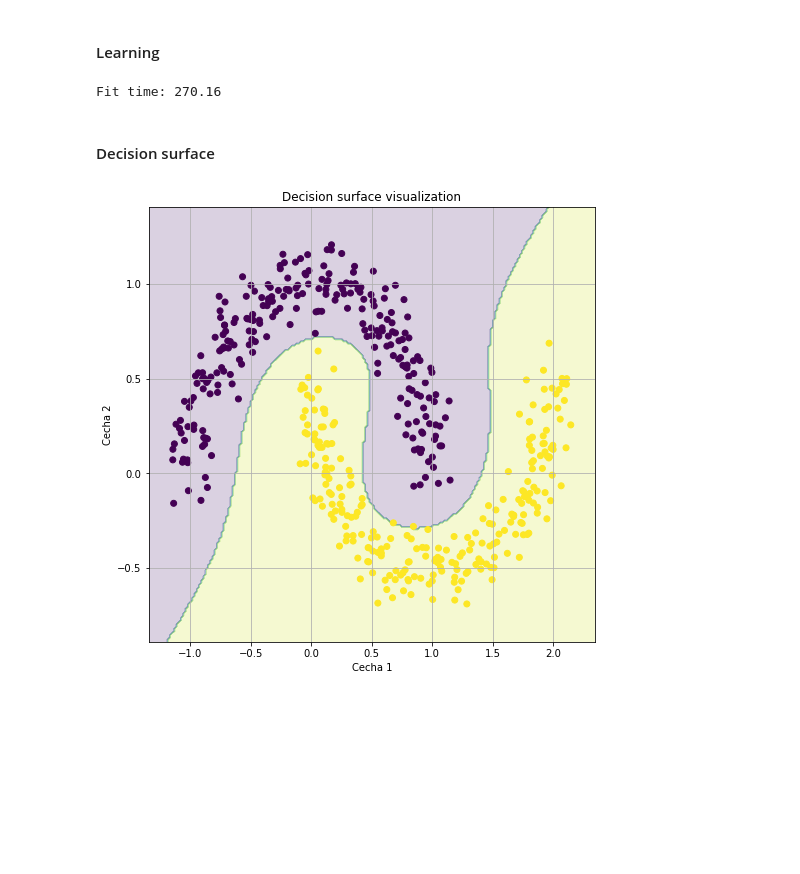
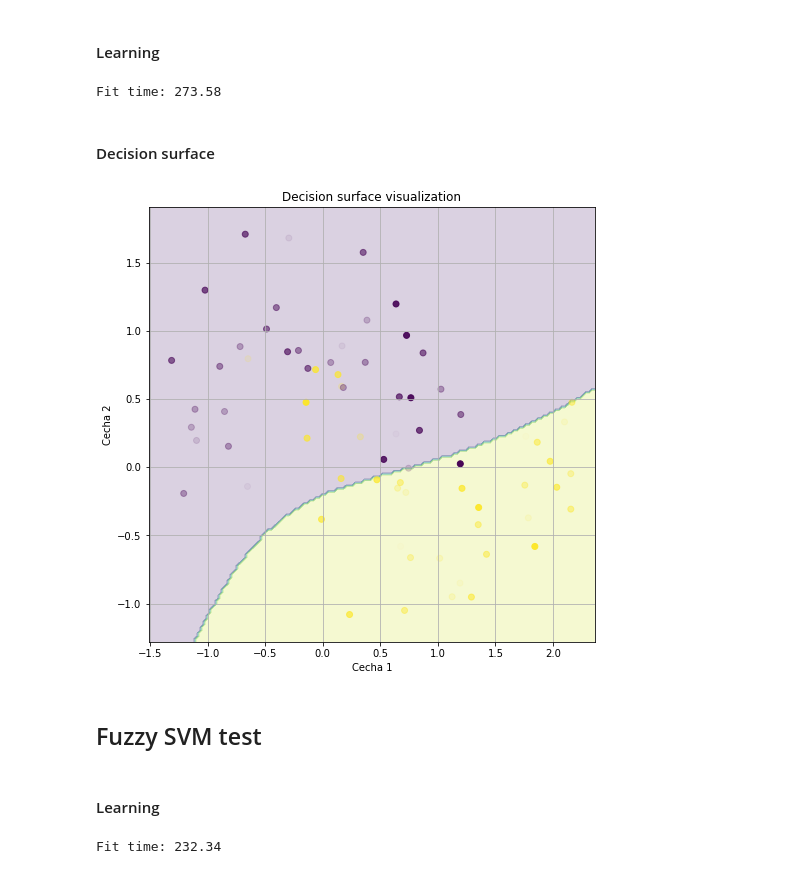
Before and after one commit to klima7/Fuzzy-SVM, a Jupyter notebook: notebook.ipynb, the cells around one changed output. Cells and saved outputs as stored; diff of their text form; code cells hidden in the pictures; blank space fills up the shorter version.

Commit message:
Add fuzzy SVM

```diff
--- a/notebook.ipynb
+++ b/notebook.ipynb
@@ -11,8 +12,8 @@ seed = 45
 # %%
 from sklearn.datasets import make_moons
 
-data_x, data_y = make_moons(n_samples=500, noise=0.1, random_state=seed)
-data_s = [0.3 if x[0] < 1 and y == 1 else 1 for x, y in zip(data_x, data_y)]
+data_x, data_y = make_moons(n_samples=72, noise=0.3, random_state=seed+3)
+data_s = [random.random() for x, y in zip(data_x, data_y)]
 
 data = {
     'x': data_x,
@@ -79,16 +80,15 @@ class CrispSVM(BaseEstimator, ClassifierMixin):
 
         # minimization
         initial_alphas = np.repeat(0, X.shape[0])
-        alphas_bounds = [(0, np.inf) for _ in range(X.shape[0])]
+        alphas_bounds = [(0, self.C) for _ in range(X.shape[0])]
         constraint1 = LinearConstraint(y, 0, 0)
-        constraint2 = LinearConstraint(np.ones((X.shape[0],)), 0, self.C)
         res = minimize(
             self._loss,
             initial_alphas,
             method='trust-constr',
             args=(X, y, self.kernel_fun),
             bounds=alphas_bounds,
-            constraints=(constraint1, constraint2),
+            constraints=(constraint1,),
             tol=self.tol,
             options={'maxiter': self.max_iter, 'disp': self.disp}
         )
@@ -173,36 +308,55 @@ from time import time
 
 crisp_svm = make_pipeline(
     MinMaxScaler(),
-    CrispSVM(kernel='poly', degree=3, coef0=1, C=1e10, max_samples=70, max_iter=400, tol=1e-20)
+    CrispSVM(kernel='poly', degree=3, coef0=1, C=50, max_samples=70, max_iter=400, tol=1e-20)
 )
 
 start = time()
 crisp_svm.fit(data['x'], data['y'])
 print(f'Fit time: {time()-start:.2f}')
 # %% [output]
-Fit time: 270.16
+Fit time: 273.58
 # %% [markdown]
 #### Decision surface
 # %%
 fig, ax = plt.subplots(1, 1, figsize=(8, 8))
 
-resolution = 200
+resolution = 150
 margin = 0.2
 
 x1 = data['x'][:,0].min() - margin
 x2 = data['x'][:,0].max() + margin
 y1 = data['x'][:,1].min() - margin
 y2 = data['x'][:,1].max() + margin
 
 space = np.meshgrid(np.linspace(x1, x2, resolution), np.linspace(y1, y2, resolution))
 predictions_syn2 = crisp_svm.predict(np.dstack([*space]).reshape(-1, 2)).reshape(resolution, resolution)
 
 ax.contourf(space[0], space[1], predictions_syn2, alpha=0.2)
-ax.scatter(data['x'][:,0], data['x'][:,1], c=data['y'])
+ax.scatter(data['x'][:,0], data['x'][:,1], c=data['y'], alpha=data['s'])
 
 ax.set_xlabel('Cecha 1')
 ax.set_ylabel('Cecha 2')
 ax.set_title(f'Decision surface visualization')
 ax.grid()
 # %% [output]
-[figure, old version]
+[figure, new version]
+# %% [markdown]
+## Fuzzy SVM test
+# %% [markdown]
+#### Learning
+# %%
+from sklearn.preprocessing import MinMaxScaler
+from sklearn.pipeline import make_pipeline
+from time import time
+
+fuzzy_svm = make_pipeline(
+    MinMaxScaler(),
+    FuzzySVM(kernel='poly', degree=3, coef0=1, C=50, max_samples=70, max_iter=400, tol=1e-20)
+)
+
+start = time()
+fuzzy_svm.fit(data['x'], np.column_stack([data['y'], data['s']]))
+print(f'Fit time: {time()-start:.2f}')
+# %% [output]
+Fit time: 232.34
```
Also changed, not shown: parts of 6 cells of this notebook.
